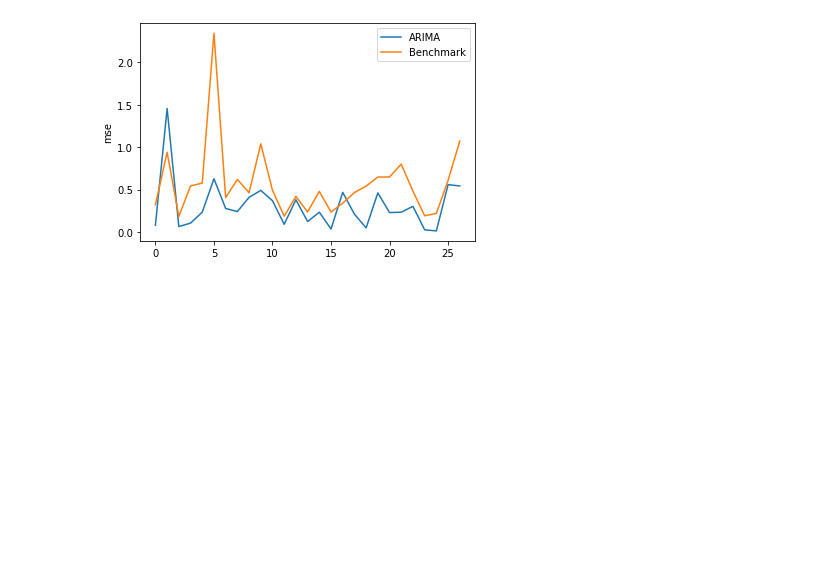
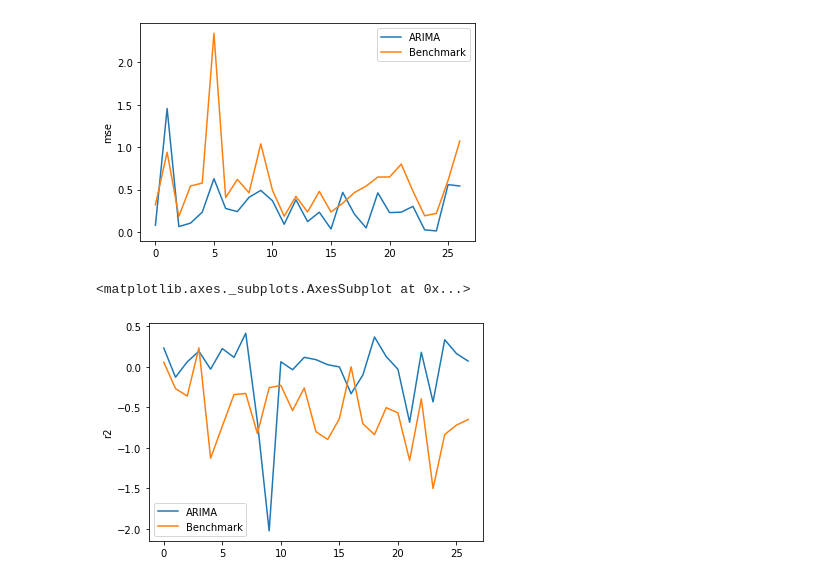
Before and after one commit to susymaijer/DMT, a Jupyter notebook: Benchmark.ipynb, the cells around one changed output. Drawn from its saved outputs; the diff is of its cells as text; code cells hidden in the pictures; blank space fills up the shorter version.

```diff
--- a/Benchmark.ipynb
+++ b/Benchmark.ipynb
@@ -58,4 +55,11 @@ sns.lineplot(x=range(0, amt_persons), y= benchmark['mse'], label="Benchmark")
 # %% [output]
 <matplotlib.axes._subplots.AxesSubplot at 0x...>
 [figure]
+# %%
+amt_persons = len(benchmark)
+sns.lineplot(x=range(0, amt_persons), y= arima['r2'], label="ARIMA")
+sns.lineplot(x=range(0, amt_persons), y= benchmark['r2'], label="Benchmark")
+# %% [output]
+<matplotlib.axes._subplots.AxesSubplot at 0x...>
+[figure, added]
 # %%
```
Also changed, not shown: parts of 5 cells of this notebook, 2 other files.
